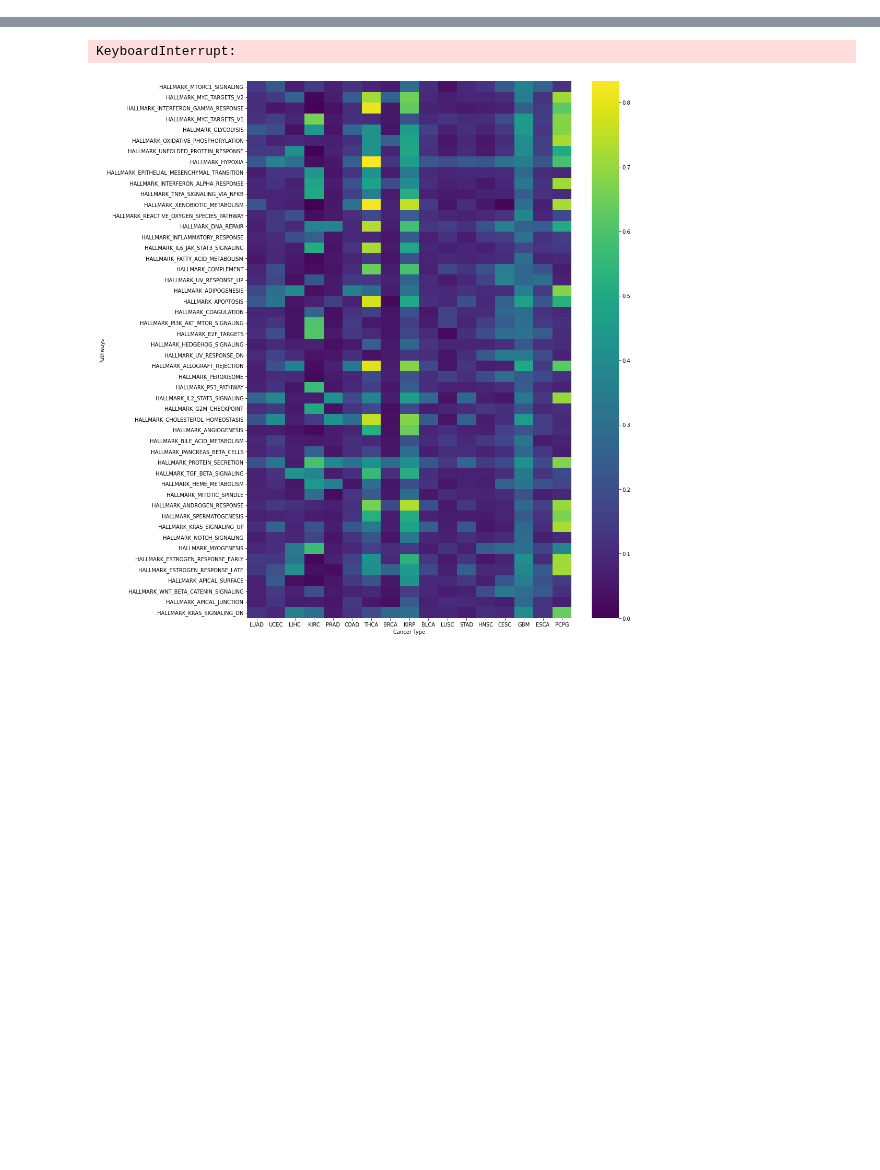
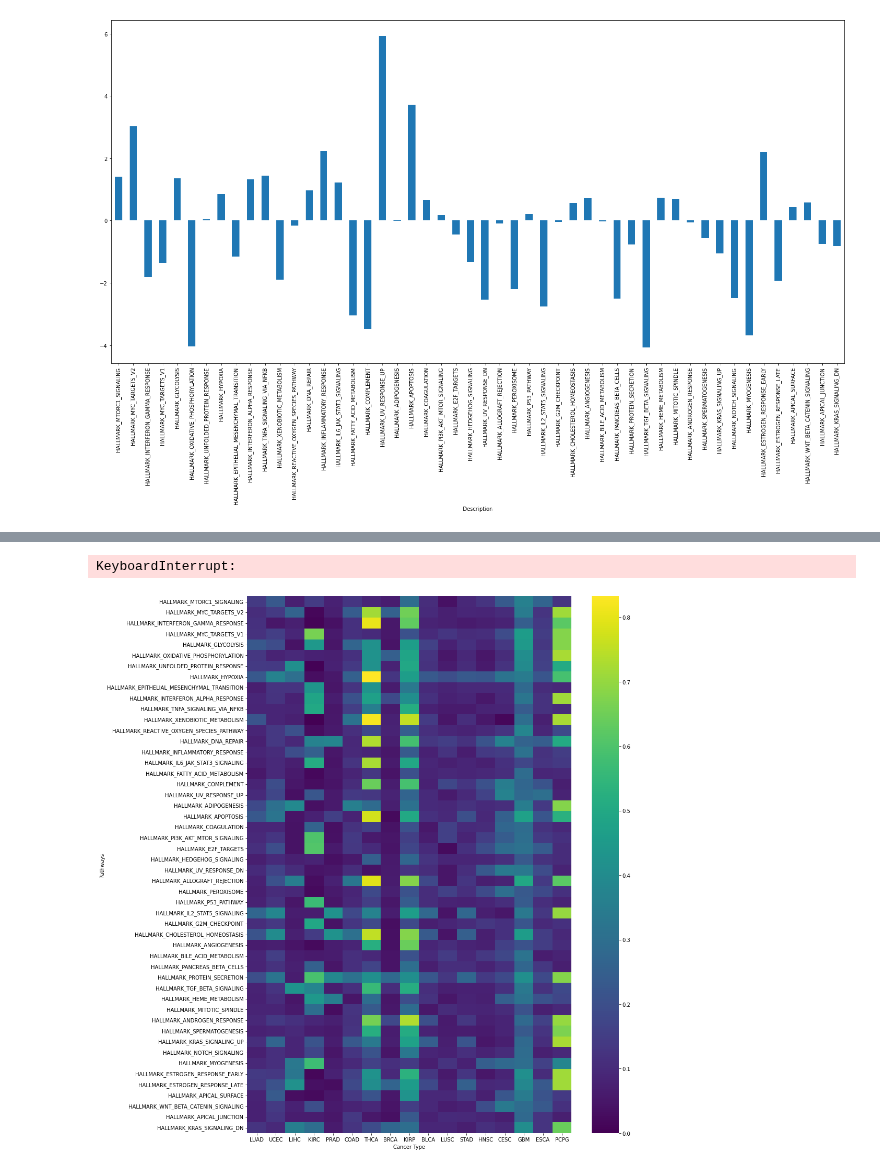
Before and after one commit to Koushul/CITRUS, a Jupyter notebook: MCF10A.ipynb, the cells around one changed output, grey strips where cells are left out. Cells and saved outputs as stored; diff of their text form; code cells hidden in the pictures; blank space fills up the shorter version.

```diff
--- a/MCF10A.ipynb
+++ b/MCF10A.ipynb
@@ -135,3 +141,8 @@ from scipy.stats import spearmanr
+# %%
+pd.DataFrame(np.sum([models[x].pathways.weight.sum(0).data.numpy() for x  in range(10)], axis=0), index=hallmark.Description).plot(kind='bar', legend=False, figsize=(25, 12))
+plt.savefig('SumDistribution.png', dpi=300)
+# %% [output]
+[figure, added]
 # %%
 model_weight_corr = pd.DataFrame(index=range(10), columns=range(10)).fillna(0).astype(float)
 for x in range(10):
```
Also changed, not shown: parts of 4 cells of this notebook, 5 other files.
